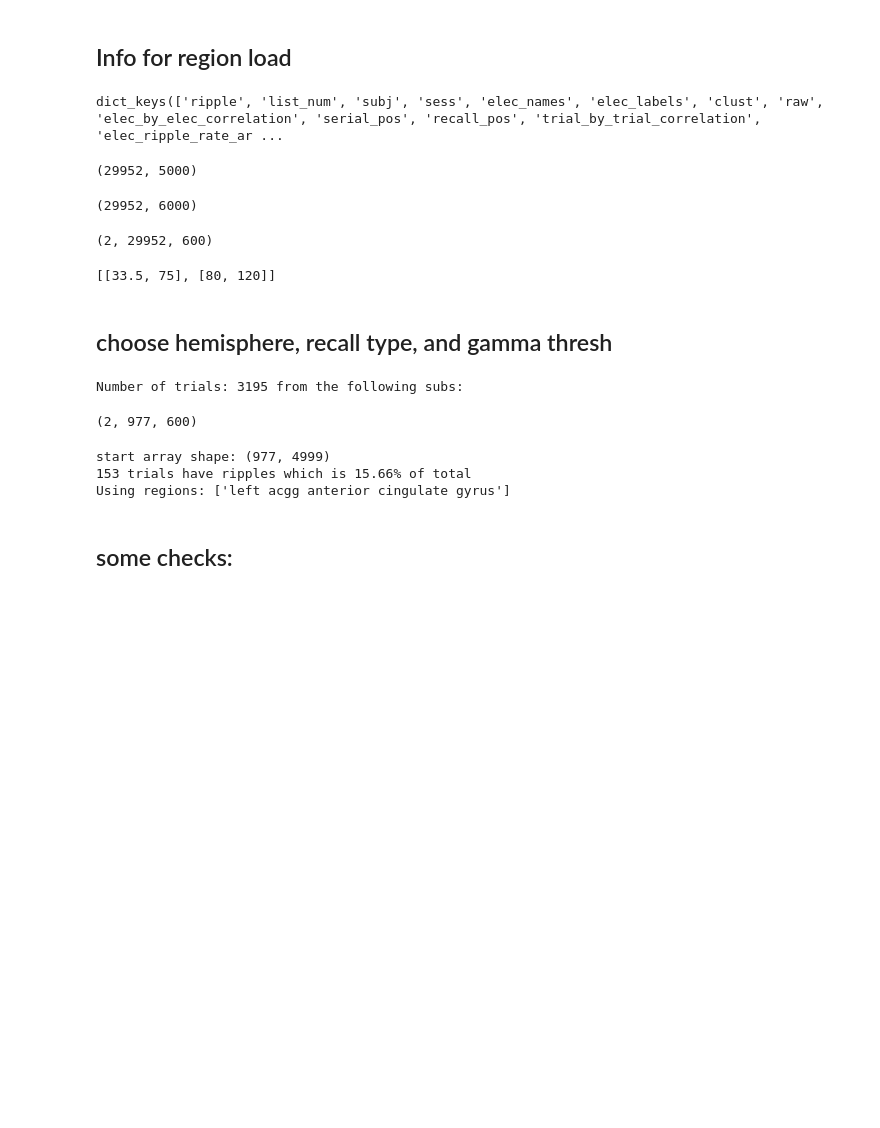
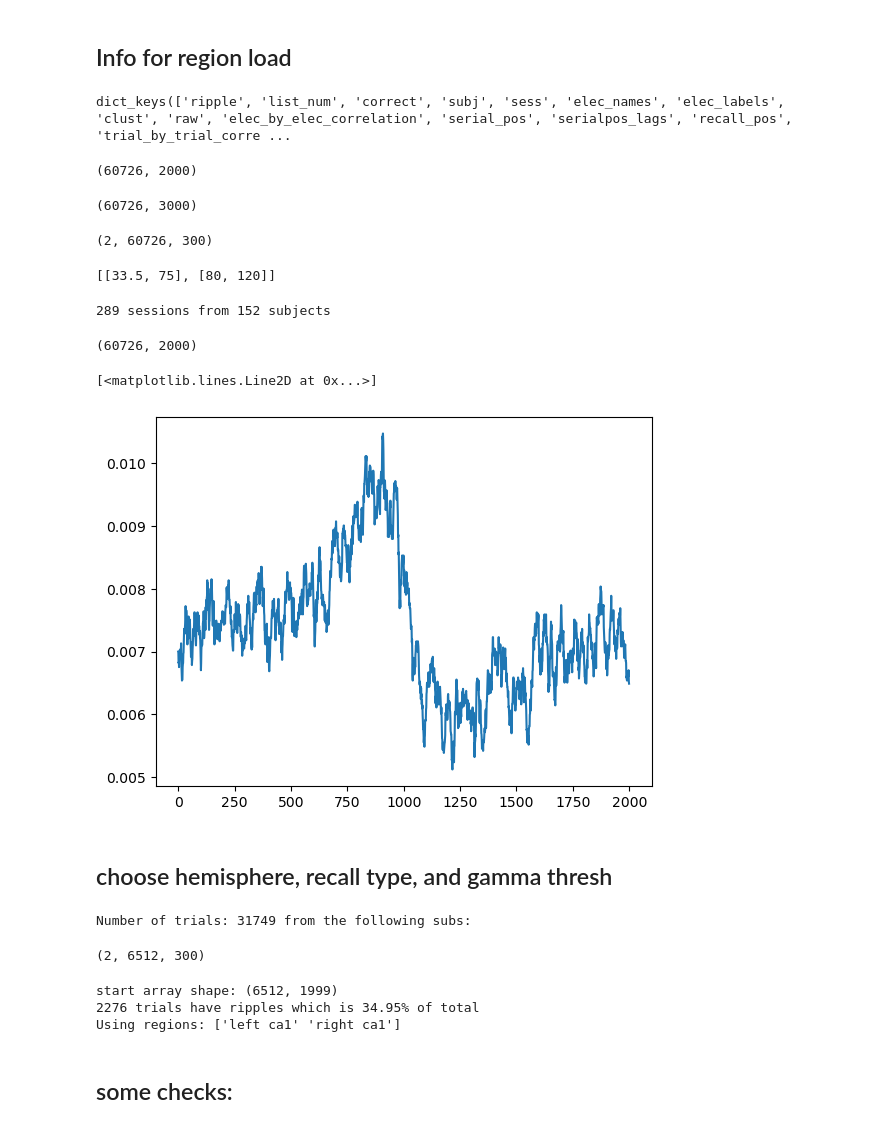
Before and after one commit to jjsakon/SWRrefactored, a Jupyter notebook: code/rippleByGammaThetaPlots.ipynb, the cells around one changed output. Drawn from its saved outputs; the diff is of its cells as text; code cells hidden in the pictures; blank space fills up the shorter version.

```diff
--- a/code/rippleByGammaThetaPlots.ipynb
+++ b/code/rippleByGammaThetaPlots.ipynb
@@ -64,13 +64,13 @@ fs = 500 # sampling rate for raw data and ripples from createEventsForDF.py
 # load data from dd_trials
 # If you've previously loaded with load_anew but think there are new sessions, need to rerun to get updated .npz
 
-load_anew = 0 # load power_z anew without saving or loading from previous runs
+load_anew = 1 # load power_z anew without saving or loading from previous runs
 
 for encoding_mode in encoding_mode_arr:
 
     dd_trials = load_data_np(encoding_mode,task,
         region_name=region_name, train_only=False) #, subregion=['']) stop including subregion since I now select it below
-
+    import ipdb; ipdb.set_trace()
     region_str = region_name[0]
     subregion_str = subregion[0]
 
@@ -87,9 +87,10 @@ for encoding_mode in encoding_mode_arr:
     elif encoding_mode == 0: # raw is from -3 to 3 s from recall
         saveName = 'recall_'
         recall_str = '_recall'
-        end_cutoff = 6000 # 3000 # just take the whole range of data to better estimate Morlet
-        # 3000 is with IRI = 2000 (buffer 500 on either side)
-        # 6000 is with IRI = 5000 (buffer 500 on either side)
+        if np.shape(dd_trials['raw'])[1] == 3000:
+            end_cutoff = 3000 # 3000 is with IRI = 2000 (buffer 500 on either side)
+        elif np.shape(dd_trials['raw'])[1] == 6000:
+            end_cutoff = 6000 # 6000 is with IRI = 5000 (buffer 500 on either side)
 
     sr_factor = 1000/fs
 
@@ -148,20 +189,27 @@ np.shape(dd_trials['raw'])
 np.shape(power_z)
 freq_range_str_arr
 
-unique_subs = np.unique(dd_trials['subj'])
-# unique_subs
+print(f'{len(np.unique(dd_trials["sess"]))} sessions from {len(np.unique(dd_trials["subj"]))} subjects')
 # %% [output]
-dict_keys(['ripple', 'list_num', 'subj', 'sess', 'elec_names', 'elec_labels', 'clust', 'raw', 'elec_by_elec_correlation', 'serial_pos', 'recall_pos', 'trial_by_trial_correlation', 'elec_ripple_rate_ar ...
+dict_keys(['ripple', 'list_num', 'correct', 'subj', 'sess', 'elec_names', 'elec_labels', 'clust', 'raw', 'elec_by_elec_correlation', 'serial_pos', 'serialpos_lags', 'recall_pos', 'trial_by_trial_corre ...
-(29952, 5000)
+(60726, 2000)
-(29952, 6000)
+(60726, 3000)
-(2, 29952, 600)
+(2, 60726, 300)
 [[33.5, 75], [80, 120]]
+289 sessions from 152 subjects
+# %%
+np.shape(dd_trials['ripple'])
+plt.plot(np.mean(dd_trials['ripple'],0))
+# %% [output]
+(60726, 2000)
+[<matplotlib.lines.Line2D at 0x...>]
+[figure, added]
 # %% [markdown]
 ## choose hemisphere, recall type, and gamma thresh
 # %%
 gamma_sd_thresh = -12.0
-remove_first_recalls = 1 # 1 means remove 1st, 2 means keep ONLY first, other for all
-left_only = 1 # 1 for left, 2 for right, other for all
+remove_first_recalls = 2 # 1 means remove 1st, 2 means keep ONLY first, other for all
+left_only = 0 # 1 for left, 2 for right, other for all
 
 # select a patient?
 patient_idx = -1 # -1 means all
@@ -178,7 +226,7 @@ if left_only == 1:
 elif left_only == 2:
     right_index = ['right' in elec for elec in dd_trials['elec_names']]
     sub_idxs = right_index  & sub_idxs
-
+# import ipdb; ipdb.set_trace()
 # select subregion
 if subregion != ['']:
     subregion_idxs = np.char.find(dd_trials['elec_names'],subregion[0]) != -1
@@ -187,7 +235,13 @@ if subregion != ['']:
 print(f'Number of trials: {sum(sub_idxs)} from the following subs:')
 # np.unique(dd_trials['subj'][sub_idxs])
 
-# if recalls remove the intrusions
+# if FR1 use lags to get the clustered state
+if task == 'FR1':
+    # clust is already all 0s...so will make high clust 1, low clust 2, and 0 means intrusions, repeat, etc.
+    clust[np.where(np.abs(dd_trials['serialpos_lags']) == 1)[0]] = 1
+    clust[np.where((np.abs(dd_trials['serialpos_lags']) >= 4) & (np.abs(dd_trials['serialpos_lags']) < 12))[0]] = 2
+
+# if recalls remove the intrusions (clust == 0)
 if encoding_mode == 0:
     if remove_first_recalls == 1:
         final_sub_idxs = (sub_idxs) & (clust!=0) & (dd_trials['recall_pos']!=1)
@@ -228,9 +282,14 @@ ripple_swarm_end = int((-ripple_start_offset+ripple_analysis_end)/sr_factor)
 ripple_swarm_duration = (ripple_analysis_end-ripple_analysis_start)/1000  # convert to seconds
 
 # get idxs for trial selection in plots below
-clust_clustered = sub_clust_ID > 1
-clust_unclustered = sub_clust_ID < 0
-clust_not_recalled = sub_clust_ID == 0
+if task == 'catFR1':
+    clust_clustered = sub_clust_ID > 1
+    clust_unclustered = sub_clust_ID < 0
+    clust_not_recalled = sub_clust_ID == 0
+elif task == 'FR1':
+    clust_clustered = sub_clust_ID == 1 # lag = 1
+    clust_unclustered = sub_clust_ID == 2 # lag ≥ 4
+    clust_not_recalled = sub_clust_ID == 0 # lag = other
 
 # get start_array for all ripples!
 start_array,_ = getStartEndArrays(sub_ripples)
@@ -264,11 +323,11 @@ df = pd.DataFrame({
 })
 print(f'Using regions: {np.unique(df.subregions)}')
 # %% [output]
-Number of trials: 3195 from the following subs:
+Number of trials: 31749 from the following subs:
-(2, 977, 600)
+(2, 6512, 300)
-start array shape: (977, 4999)
-153 trials have ripples which is 15.66% of total
-Using regions: ['left acgg anterior cingulate gyrus']
+start array shape: (6512, 1999)
+2276 trials have ripples which is 34.95% of total
+Using regions: ['left ca1' 'right ca1']
 # %% [markdown]
 ## some checks:
 # %%
```
Also changed, not shown: parts of 5 cells of this notebook, 6 other files.
